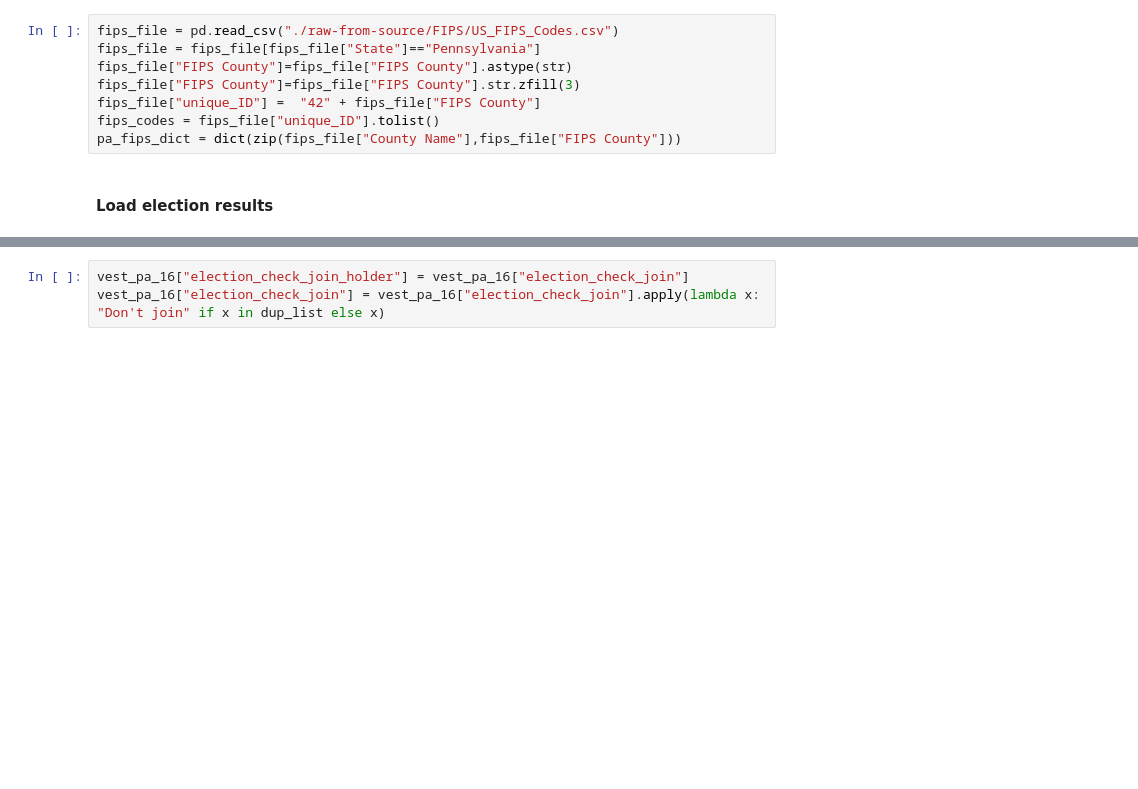
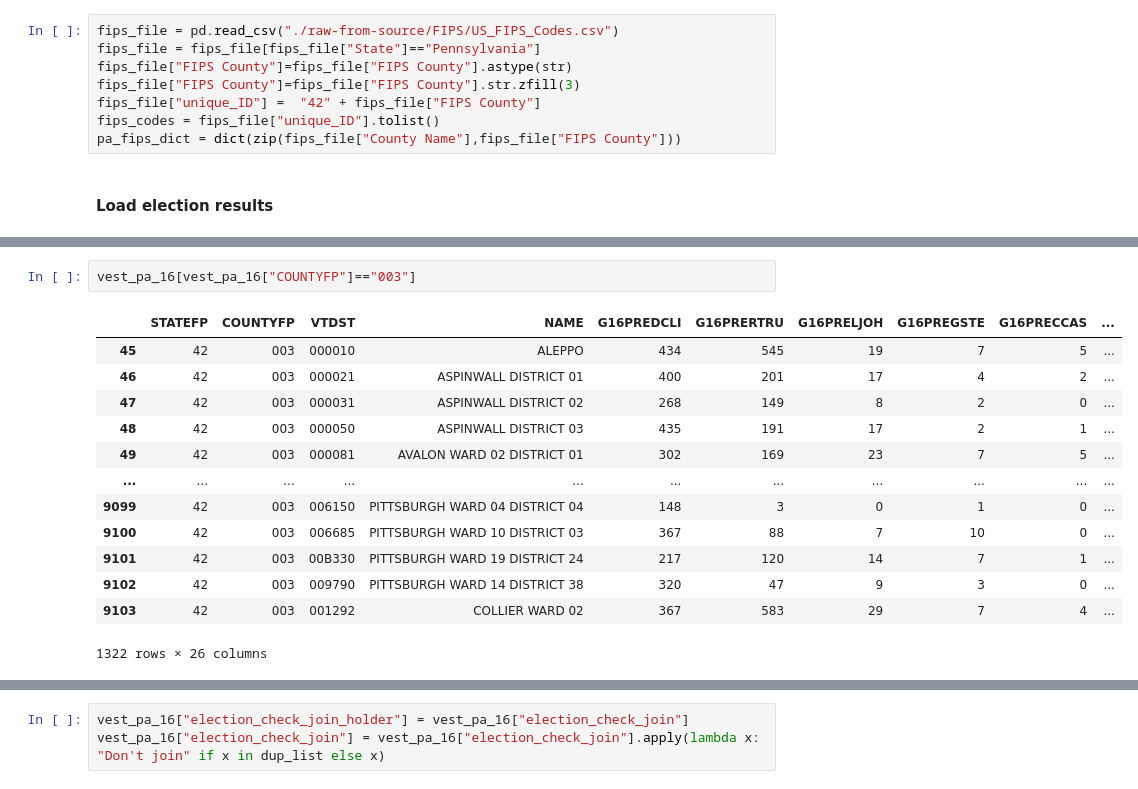
Before and after one commit to nonpartisan-redistricting-datahub/pdv-pa, a Jupyter notebook: vest-pa-2016/VEST_PA_16_replication.ipynb, the cells around one changed output, grey strips where cells are left out. Saved outputs shown, nothing was run; the diff lists cells and outputs as text; blank space fills up the shorter version.

```diff
--- a/vest-pa-2016/VEST_PA_16_replication.ipynb
+++ b/vest-pa-2016/VEST_PA_16_replication.ipynb
@@ -286,0 +251,16 @@ Susquehanna
+# %%
+vest_pa_16[vest_pa_16["COUNTYFP"]=="003"]
+# %% [output]
+|  | STATEFP | COUNTYFP | VTDST | NAME | G16PREDCLI | G16PRERTRU | G16PRELJOH | G16PREGSTE | G16PRECCAS | ... |
+| 45 | 42 | 003 | 000010 | ALEPPO | 434 | 545 | 19 | 7 | 5 | ... |
+| 46 | 42 | 003 | 000021 | ASPINWALL DISTRICT 01 | 400 | 201 | 17 | 4 | 2 | ... |
+| 47 | 42 | 003 | 000031 | ASPINWALL DISTRICT 02 | 268 | 149 | 8 | 2 | 0 | ... |
+| 48 | 42 | 003 | 000050 | ASPINWALL DISTRICT 03 | 435 | 191 | 17 | 2 | 1 | ... |
+| 49 | 42 | 003 | 000081 | AVALON WARD 02 DISTRICT 01 | 302 | 169 | 23 | 7 | 5 | ... |
+| ... | ... | ... | ... | ... | ... | ... | ... | ... | ... | ... |
+| 9099 | 42 | 003 | 006150 | PITTSBURGH WARD 04 DISTRICT 04 | 148 | 3 | 0 | 1 | 0 | ... |
+| 9100 | 42 | 003 | 006685 | PITTSBURGH WARD 10 DISTRICT 03 | 367 | 88 | 7 | 10 | 0 | ... |
+| 9101 | 42 | 003 | 00B330 | PITTSBURGH WARD 19 DISTRICT 24 | 217 | 120 | 14 | 7 | 1 | ... |
+| 9102 | 42 | 003 | 009790 | PITTSBURGH WARD 14 DISTRICT 38 | 320 | 47 | 9 | 3 | 0 | ... |
+| 9103 | 42 | 003 | 001292 | COLLIER WARD 02 | 367 | 583 | 29 | 7 | 4 | ... |
+1322 rows × 26 columns
```
Also changed, not shown: parts of 67 cells of this notebook.
